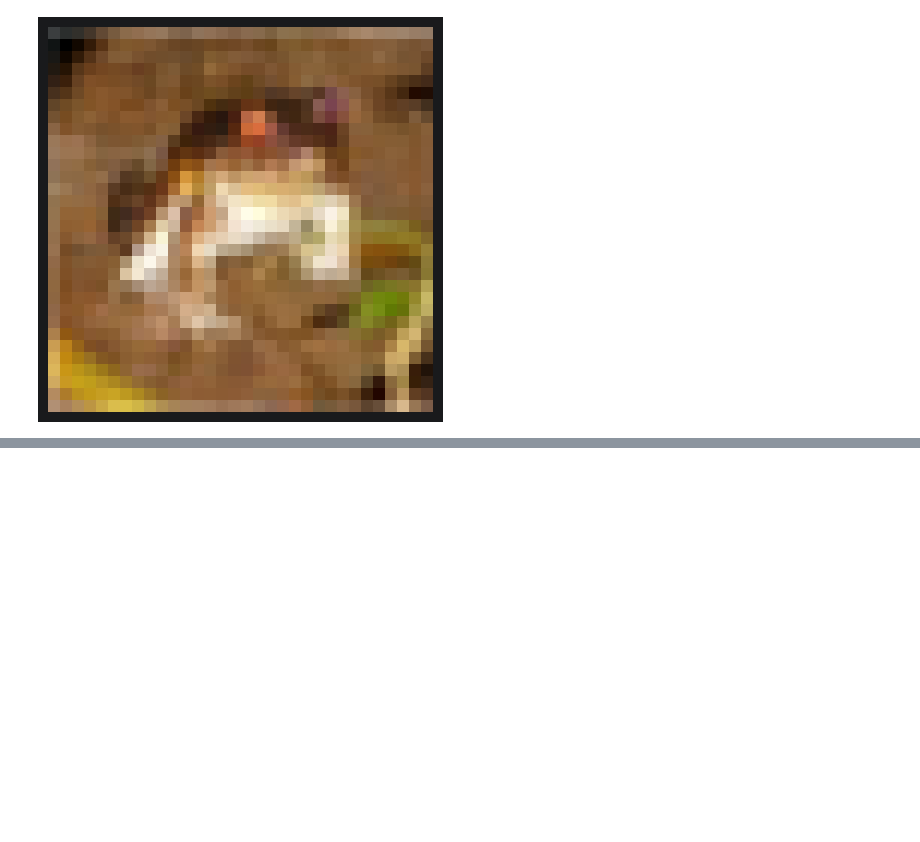
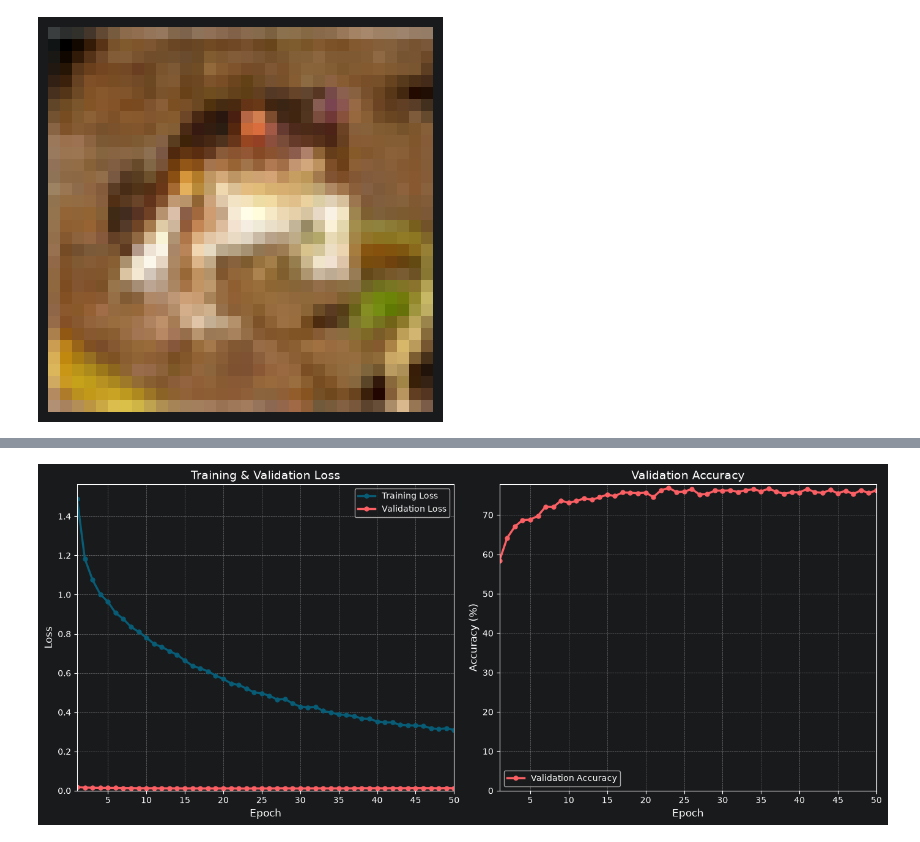
Before and after one commit to mstya/cnn-cifar10-from-scratch, a Jupyter notebook: notebooks/cifar10_experiments.ipynb, the cells around one changed output, grey strips where cells are left out. Cells and saved outputs as stored; diff of their text form; code cells hidden in the pictures; blank space fills up the shorter version.

```diff
--- a/notebooks/cifar10_experiments.ipynb
+++ b/notebooks/cifar10_experiments.ipynb
@@ -182,0 +304,24 @@ val_data_loader = DataLoader(splits[1], batch_size=64, shuffle=False)
+# %%
+def validate_epoch(model, val_loader, loss_function, device):
+    model.eval()
+    running_val_loss = 0.0
+    correct = 0
+    total = 0
+
+    with torch.no_grad():
+        for images, labels in val_loader:
+            images, labels = images.to(device), labels.to(device)
+            outputs = model(images)
+
+            val_loss = loss_function(outputs, labels)
+            running_val_loss += val_loss.item()
+
+            _, predicted = torch.max(outputs, 1)
+
+            total += labels.size(0)
+            correct += (predicted == labels).sum().item()
+
+    epoch_val_loss = running_val_loss / len(val_loader.dataset)
+    epoch_accuracy = 100.0 * correct / total
+
+    return epoch_val_loss, epoch_accuracy
@@ -182,0 +364,20 @@ val_data_loader = DataLoader(splits[1], batch_size=64, shuffle=False)
+# %%
+# Loss function
+loss_function = nn.CrossEntropyLoss()
+
+# Optimizer for the model with weight_decay
+optimizer = optim.Adam(model.parameters(), lr=0.0005, weight_decay=0.0005)
+# %%
+trained_model, training_metrics = training_loop(
+    model=model,
+    train_loader=train_data_loader,
+    val_loader=val_data_loader,
+    loss_function=loss_function,
+    optimizer=optimizer,
+    num_epochs=50,
+    device=device
+)
+
+print("\n--- Training Plots ---\n")
+plot_training_metrics(training_metrics)
+# %% [output]
@@ -182,0 +401 @@ val_data_loader = DataLoader(splits[1], batch_size=64, shuffle=False)
+[figure, added]
```
Also changed, not shown: parts of 13 cells of this notebook, 1 other file.
